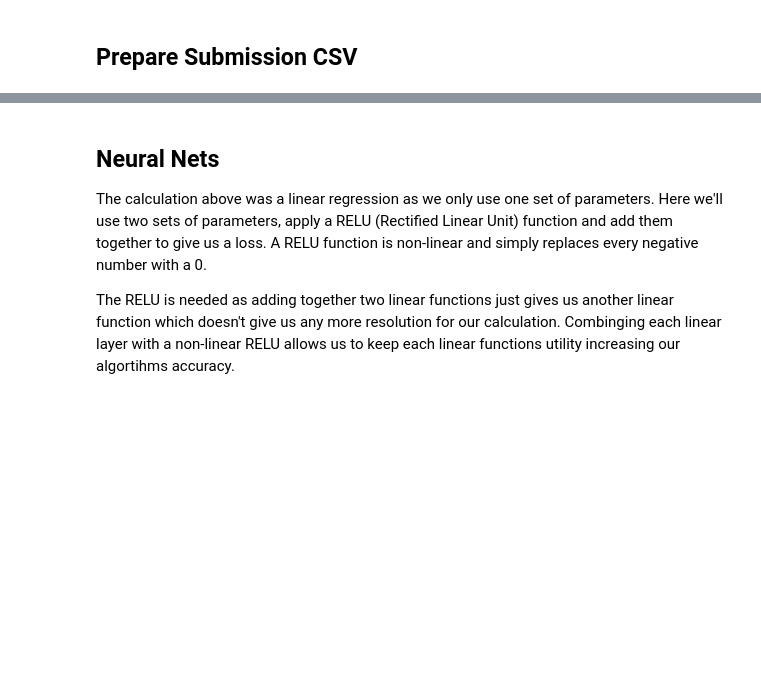
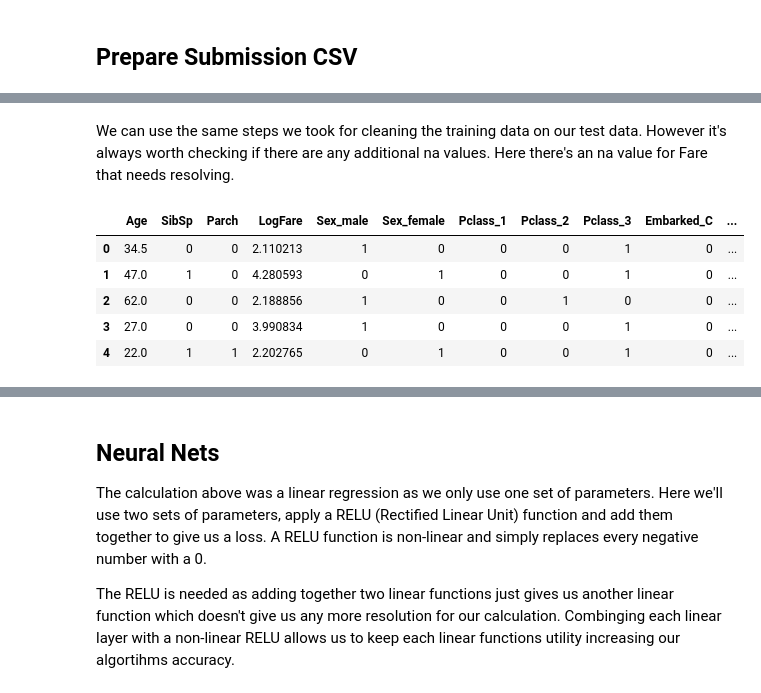
Before and after one commit to Deco354/titanic-numpy-neuralnet, a Jupyter notebook: pytorch-titanic.ipynb, the cells around one changed output, grey strips where cells are left out. Cells and saved outputs as stored; diff of their text form; code cells hidden in the pictures; blank space fills up the shorter version.

Commit message:
Clean test data

```diff
--- a/pytorch-titanic.ipynb
+++ b/pytorch-titanic.ipynb
@@ -155,6 +155,10 @@ df[dummy_column_names].head()
 | 2 | 0 | 1 | 0 | 0 | 1 | 0 | 0 | 1 |
 | 3 | 0 | 1 | 1 | 0 | 0 | 0 | 0 | 1 |
 | 4 | 1 | 0 | 0 | 0 | 1 | 0 | 0 | 1 |
+# %%
+def convert_categories_to_binary_values(df: pd.DataFrame) -> pd.DataFrame:
+    categorical_feature_names = ['Sex', 'Embarked', 'Pclass']
+    return pd.get_dummies(df, columns=categorical_feature_names, dtype=int)
 # %% [markdown]
 ### Handling long-tail numerical data
 # %%
@@ -495,0 +509,3 @@ tensor(0.8258)
+# %%
+test_df = pd.read_csv(data_path + 'test.csv')
+test_df.isna().sum()
@@ -495,0 +525,15 @@ tensor(0.8258)
+# %% [markdown]
+We can use the same steps we took for cleaning the training data on our test data. However it's always worth checking if there are any additional na values. Here there's an na value for Fare that needs resolving.
+# %%
+test_df.Fare.fillna(0, inplace=True)
+test_df = convert_categories_to_binary_values(test_df)
+test_df["LogFare"] = np.log(df['Fare'] + 1)
+test_df = test_df[feature_names]
+test_df[:5]
+# %% [output]
+|  | Age | SibSp | Parch | LogFare | Sex_male | Sex_female | Pclass_1 | Pclass_2 | Pclass_3 | Embarked_C | ... |
+| 0 | 34.5 | 0 | 0 | 2.110213 | 1 | 0 | 0 | 0 | 1 | 0 | ... |
+| 1 | 47.0 | 1 | 0 | 4.280593 | 0 | 1 | 0 | 0 | 1 | 0 | ... |
+| 2 | 62.0 | 0 | 0 | 2.188856 | 1 | 0 | 0 | 1 | 0 | 0 | ... |
+| 3 | 27.0 | 0 | 0 | 3.990834 | 1 | 0 | 0 | 0 | 1 | 0 | ... |
+| 4 | 22.0 | 1 | 1 | 2.202765 | 0 | 1 | 0 | 0 | 1 | 0 | ... |
```
Also changed, not shown: parts of 5 cells of this notebook.
